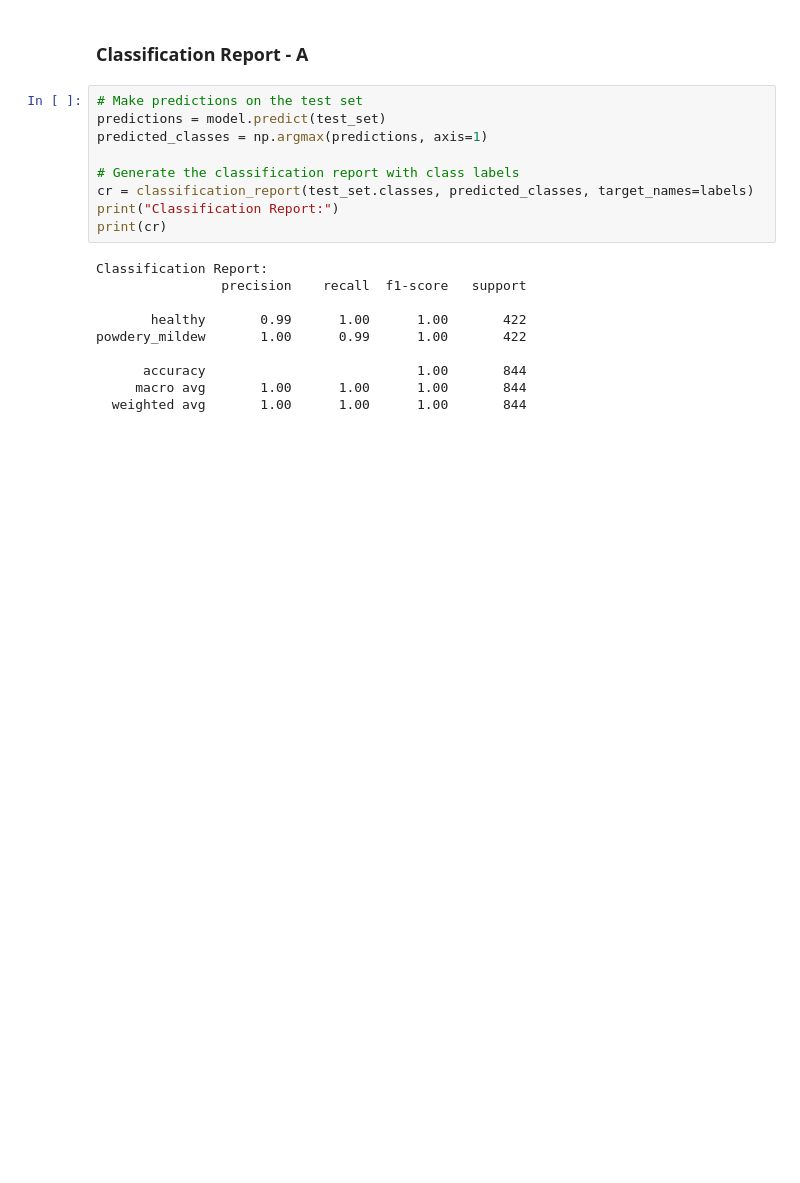
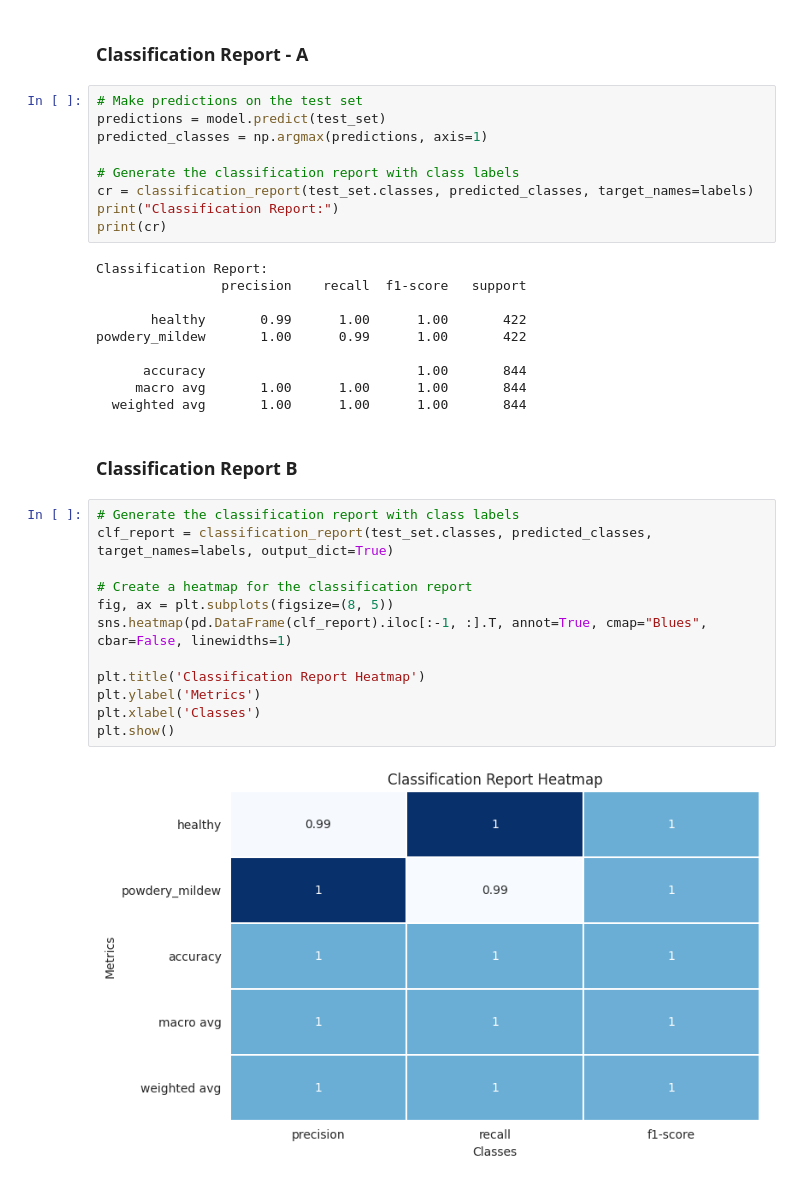
Before and after one commit to Edgarkimbugwe/CLMP-Detector, a Jupyter notebook: jupyter_notebooks/ModellingEvaluating.ipynb, the cells around one changed output. Cells and saved outputs as stored; diff of their text form; blank space fills up the shorter version.

Commit message:
added heatmap visualization for classification report metrics by class

```diff
--- a/jupyter_notebooks/ModellingEvaluating.ipynb
+++ b/jupyter_notebooks/ModellingEvaluating.ipynb
@@ -575,3 +575,19 @@ powdery_mildew       1.00      0.99      1.00       422
       accuracy                           1.00       844
      macro avg       1.00      1.00      1.00       844
   weighted avg       1.00      1.00      1.00       844
+# %% [markdown]
+### Classification Report B
+# %%
+# Generate the classification report with class labels
+clf_report = classification_report(test_set.classes, predicted_classes, target_names=labels, output_dict=True)
+
+# Create a heatmap for the classification report
+fig, ax = plt.subplots(figsize=(8, 5))
+sns.heatmap(pd.DataFrame(clf_report).iloc[:-1, :].T, annot=True, cmap="Blues", cbar=False, linewidths=1)
+
+plt.title('Classification Report Heatmap')
+plt.ylabel('Metrics')
+plt.xlabel('Classes')
+plt.show()
+# %% [output]
+[figure, added]
```
